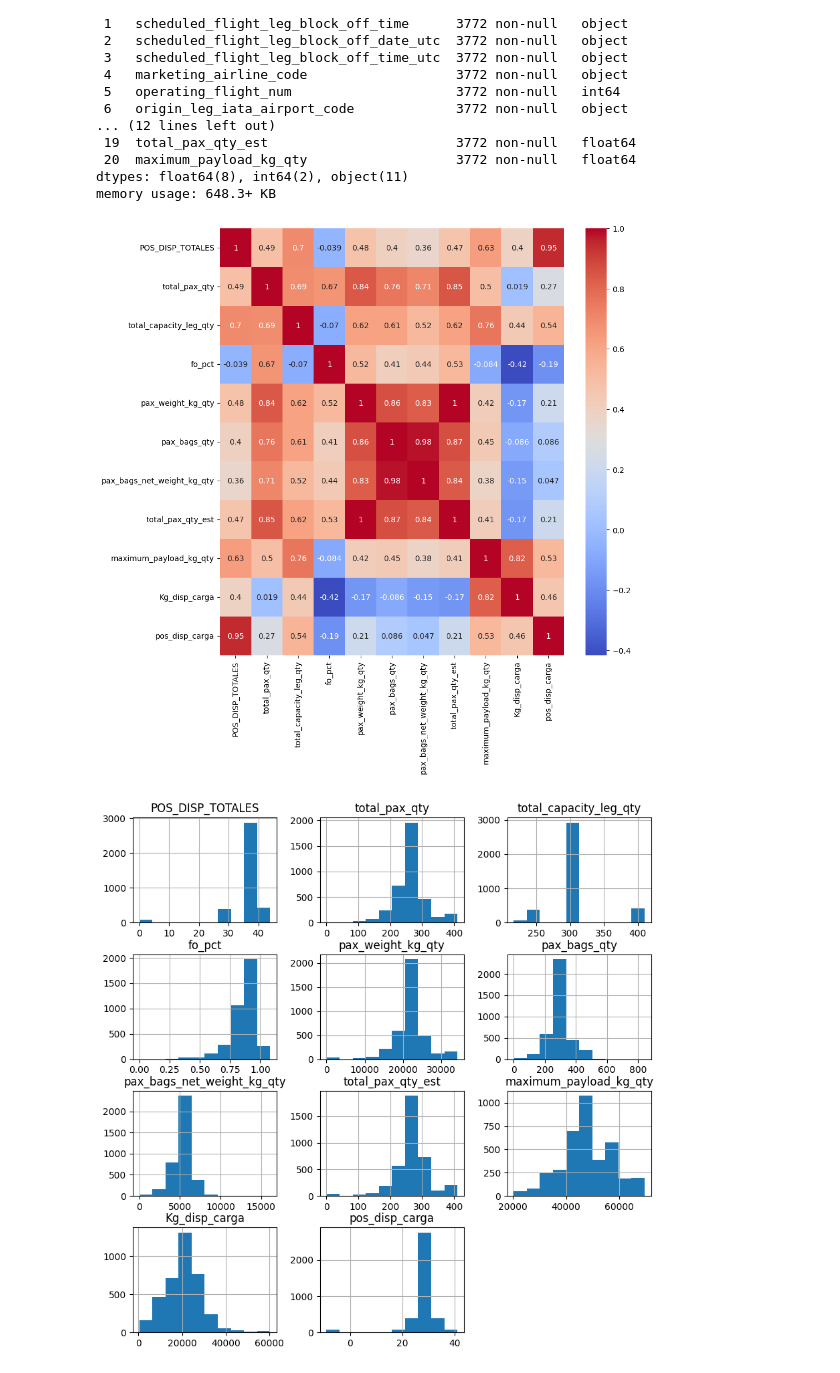
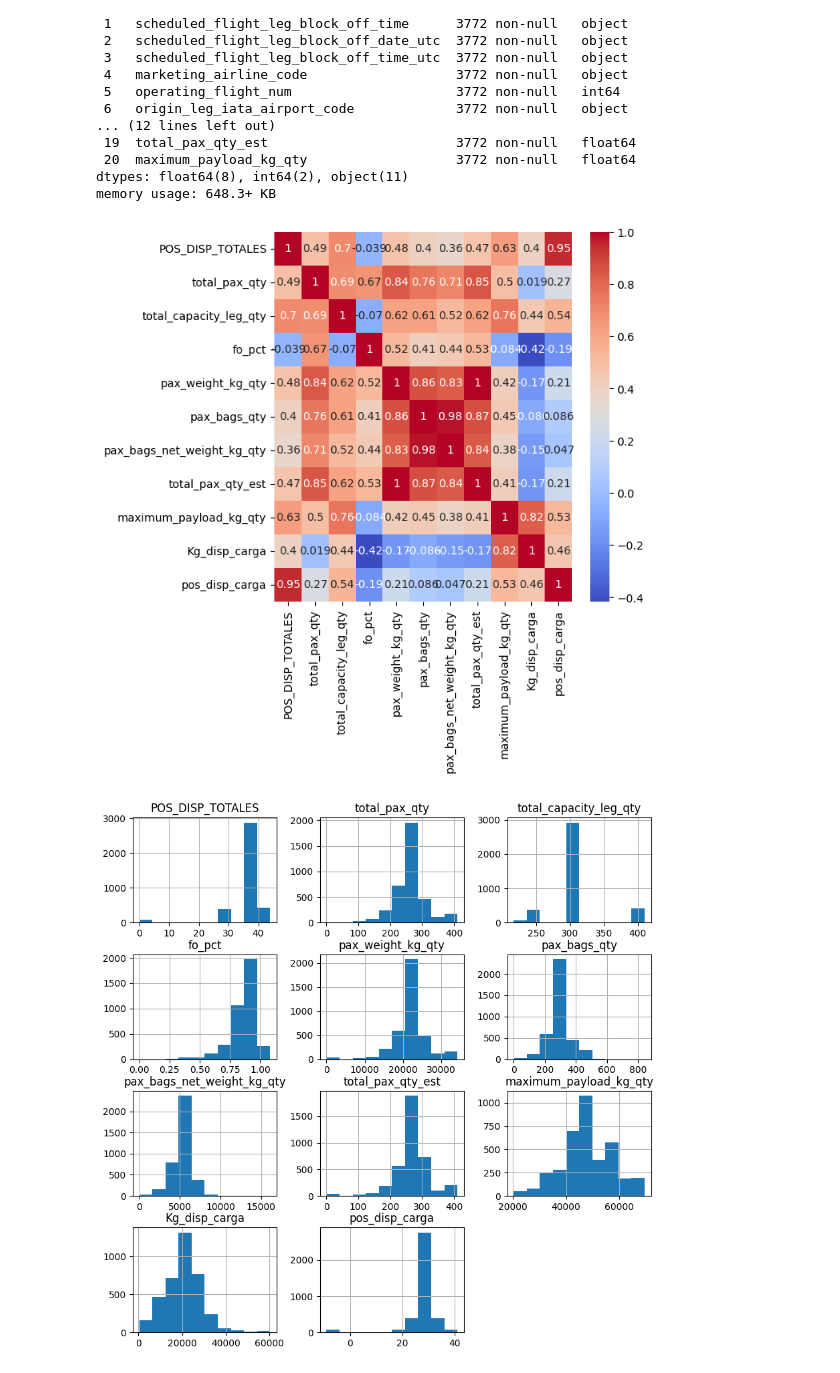
Before and after one commit to Felipepa9/MADSI, a Jupyter notebook: ENTREGA_3_||_CIENCIA_DE_DATOS.ipynb, the cells around one changed output. Cells and saved outputs as stored; diff of their text form; code cells hidden in the pictures.

```diff
--- a/ENTREGA_3_||_CIENCIA_DE_DATOS.ipynb
+++ b/ENTREGA_3_||_CIENCIA_DE_DATOS.ipynb
@@ -168,14 +168,14 @@ data = data.drop(['scheduled_flight_leg_block_off_date', 'scheduled_flight_leg_b
 # %%
 import seaborn as sns
 import matplotlib.pyplot as plt
 
 correlation_matrix = data.corr(numeric_only=True)
 
-plt.figure(figsize=(10,10))
+plt.figure(figsize=(6,6))
 sns.heatmap(correlation_matrix, annot=True, cmap='coolwarm')
 plt.show()
 # %% [output]
-[figure, old version]
+[figure, new version]
 # %%
 data.hist(figsize=(10, 10))
 plt.show()
```
